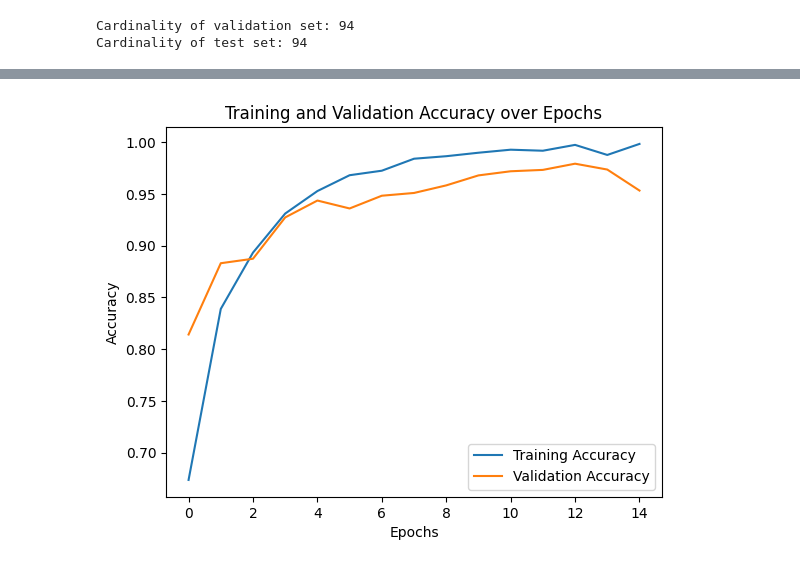
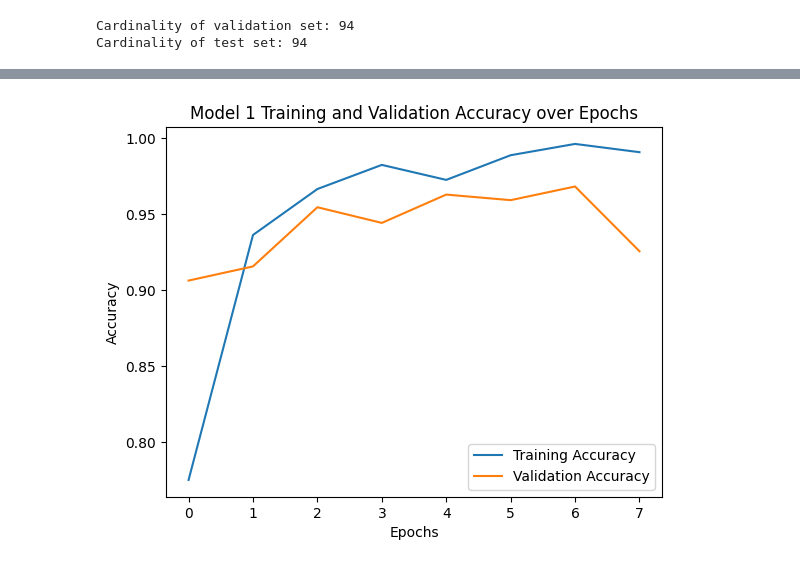
Before and after one commit to frankiscuwu/cs506-final-project, a Jupyter notebook: notebooks/ALL_classification_colab.ipynb, the cells around one changed output, grey strips where cells are left out. Cells and saved outputs as stored; diff of their text form; code cells hidden in the pictures.

Commit message:
Added confusion matrices for each model and feature map visualization

```diff
--- a/notebooks/ALL_classification_colab.ipynb
+++ b/notebooks/ALL_classification_colab.ipynb
@@ -91,9 +91,9 @@ GPU detected
 num_classes = 4  # benign, early, pre, pro
 epochs = 15
 
-model = tf.keras.Sequential([
+# 2 convolution layers and a max pooling layer
+model1 = tf.keras.Sequential([
     tf.keras.layers.Conv2D(32, (3,3), activation='relu', input_shape=(128, 128, 3)),
-    tf.keras.layers.MaxPooling2D(),
     tf.keras.layers.Conv2D(64, (3,3), activation='relu'),
     tf.keras.layers.MaxPooling2D(),
     tf.keras.layers.Flatten(),
@@ -101,12 +101,12 @@ model = tf.keras.Sequential([
     tf.keras.layers.Dense(num_classes, activation='softmax')  # multi-class
 ])
 
-model.compile(optimizer='adam',
+model1.compile(optimizer='adam',
               loss='sparse_categorical_crossentropy',
               metrics=['accuracy'])
 
 early_stopping = tf.keras.callbacks.EarlyStopping(monitor='val_loss', patience=3)
 
-history = model.fit(train_ds, validation_data=val_ds, epochs=epochs, callbacks=[early_stopping])
+history1 = model1.fit(train_ds, validation_data=val_ds, epochs=epochs, callbacks=[early_stopping])
 # %% [output]
 Epoch 1/15
@@ -130,13 +151,14 @@ Epoch 15/15
 # %%
-train_acc = history.history['accuracy']
-val_acc = history.history['val_accuracy']
+train_acc1 = history1.history['accuracy']
+val_acc1 = history1.history['val_accuracy']
+epochs_trained = len(train_acc1)
 
-plt.plot(range(epochs), train_acc, label='Training Accuracy')
-plt.plot(range(epochs), val_acc, label='Validation Accuracy')
+plt.plot(range(epochs_trained), train_acc1, label='Training Accuracy')
+plt.plot(range(epochs_trained), val_acc1, label='Validation Accuracy')
 plt.xlabel("Epochs")
 plt.ylabel("Accuracy")
-plt.title("Training and Validation Accuracy over Epochs")
+plt.title("Model 1 Training and Validation Accuracy over Epochs")
 plt.legend()
 plt.show()
 # %% [output]
-[figure, old version]
+[figure, new version]
```
Also changed, not shown: parts of 23 cells of this notebook.
